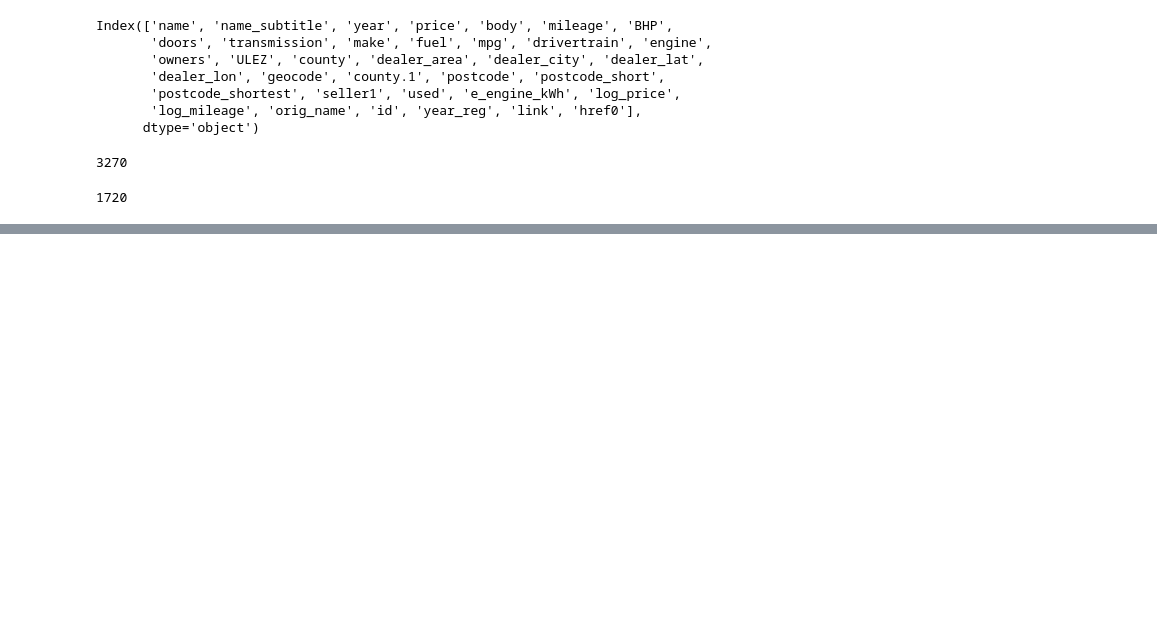
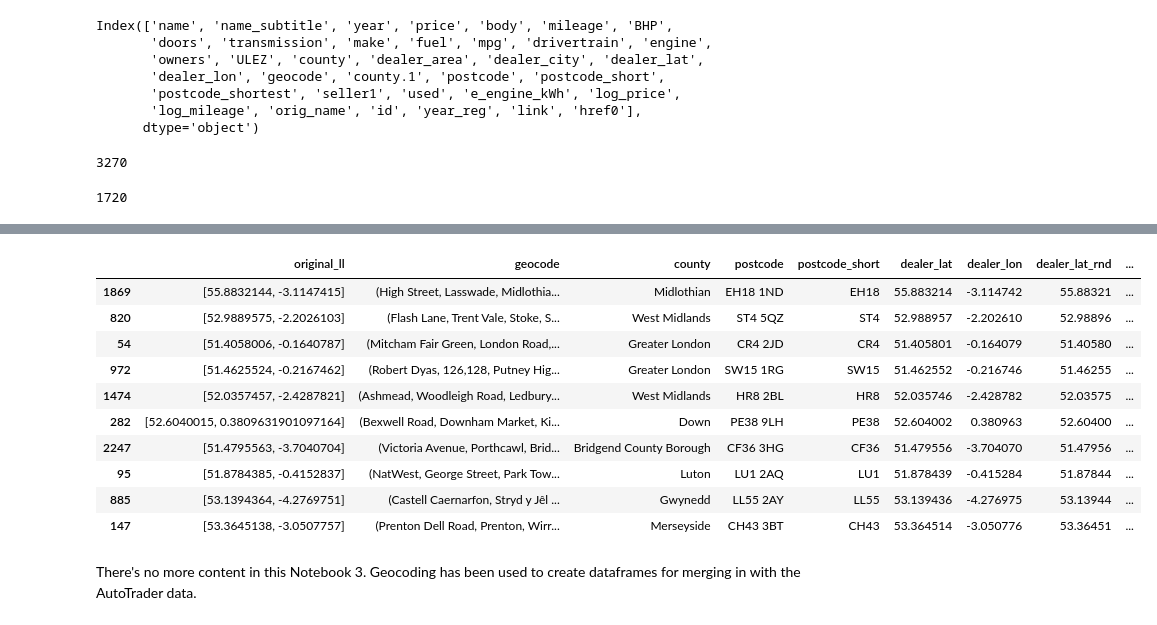
Before and after one commit to rgdavies92/used-car-value, a Jupyter notebook: 03_GeoCoding.ipynb, the cells around one changed output, grey strips where cells are left out. Saved outputs shown, nothing was run; the diff lists cells and outputs as text; code cells hidden in the pictures; blank space fills up the shorter version.

```diff
--- a/03_GeoCoding.ipynb
+++ b/03_GeoCoding.ipynb
@@ -310,2 +350,27 @@ temp
 # %%
-tempbad2 = temp[temp.county=='bad result'].copy()
+# Make a new dataframe just of the bad results
+df_base_bad2 = df_base[df_base.county=='bad result'].copy()
+
+def getcounty(lat, lon):
+    # Function takes lat and lon as input parameters and uses them and my API key to craft the url
+    url = "https://maps.googleapis.com/maps/api/geocode/json?key=AIzaSyAvDlP0fZYDuCeVpasefj-jlRzjgj_aL04"
+    url += "&latlng=%s,%s&sensor=false" % (lat, lon)
+    v = urlopen(url).read()
+    # Load the returned json
+    j = json.loads(v)
+    # The json returns many different options. First I'll look through the first element for a postcode
+    components = j['results'][0]['address_components']
+    # Use bad result again for county
+    county = 'bad result'
+    for c in components:
+        if 'administrative_area_level_2' in c['types']:
+            county = c['long_name']
+
+    # If the county is still 'bad result' then the first element of json didn't contain a postcode.
+    # Try second element of json.
+    if county == 'bad result':
+        components = j['results'][1]['address_components']
+        for c in components:
+            if 'administrative_area_level_2' in c['types']:
+                county = c['long_name']
+    return county
@@ -346,9 +377,12 @@ print(getplace(51.1, 0.1))
 # %%
-for index, row in tempbad2.iterrows():
+# Iterate over rows in the bad county dataframe. For each row, run the getcounty function and use .loc
+# to assign the returned county to the df_base dataframe
+
+for index, row in df_base_bad2.iterrows():
     lat = row[1][0]
     lon = row[1][1]
     try:
-        temp.loc[index,'county'] = getplace(lat, lon)
+        df_base.loc[index,'county'] = getcounty(lat, lon)
     except:
-        temp.loc[index,'county'] = ' bad result'
+        df_base.loc[index,'county'] = ' bad result'
 # %%
@@ -360,5 +414,6 @@ temp.columns = ['base_ll', 'original_ll', 'geocode', 'county', 'postcode', 'post
 # %%
-merge_df = temp[['original_ll', 'geocode', 'county', 'postcode', 'postcode_short']].copy()
+# Sabve with a more sensible name and add some rounded lat/lon to make merging easy.
+merge_df = df_base[['original_ll', 'geocode', 'county', 'postcode', 'postcode_short']].copy()
 merge_df['dealer_lat']=merge_df.original_ll.apply(lambda x: x[0])
 merge_df['dealer_lon']=merge_df.original_ll.apply(lambda x: x[1])
 merge_df['dealer_lat_rnd']=merge_df.original_ll.apply(lambda x: round(x[0],5))
@@ -371,5 +430,17 @@ merge_df.to_csv(county_abspath, index=False, header=merge_df.columns )
 # %%
-county_abspath = r'/Users/robertdavies/Desktop/DSI/GA_P2/LargeDatasets/04_merge_counties.csv'
-merge_df = pd.read_csv(county_abspath)
+county_abspath = r'data/04_merge_counties.csv'
+# merge_df = pd.read_csv(county_abspath)
 # %%
-merge_df
+merge_df.sample(10)
+# %% [output]
+|  | original_ll | geocode | county | postcode | postcode_short | dealer_lat | dealer_lon | dealer_lat_rnd | ... |
+| 1869 | [55.8832144, -3.1147415] | (High Street, Lasswade, Midlothia... | Midlothian | EH18 1ND | EH18 | 55.883214 | -3.114742 | 55.88321 | ... |
+| 820 | [52.9889575, -2.2026103] | (Flash Lane, Trent Vale, Stoke, S... | West Midlands | ST4 5QZ | ST4 | 52.988957 | -2.202610 | 52.98896 | ... |
+| 54 | [51.4058006, -0.1640787] | (Mitcham Fair Green, London Road,... | Greater London | CR4 2JD | CR4 | 51.405801 | -0.164079 | 51.40580 | ... |
+| 972 | [51.4625524, -0.2167462] | (Robert Dyas, 126,128, Putney Hig... | Greater London | SW15 1RG | SW15 | 51.462552 | -0.216746 | 51.46255 | ... |
+| 1474 | [52.0357457, -2.4287821] | (Ashmead, Woodleigh Road, Ledbury... | West Midlands | HR8 2BL | HR8 | 52.035746 | -2.428782 | 52.03575 | ... |
+| 282 | [52.6040015, 0.3809631901097164] | (Bexwell Road, Downham Market, Ki... | Down | PE38 9LH | PE38 | 52.604002 | 0.380963 | 52.60400 | ... |
+| 2247 | [51.4795563, -3.7040704] | (Victoria Avenue, Porthcawl, Brid... | Bridgend County Borough | CF36 3HG | CF36 | 51.479556 | -3.704070 | 51.47956 | ... |
+| 95 | [51.8784385, -0.4152837] | (NatWest, George Street, Park Tow... | Luton | LU1 2AQ | LU1 | 51.878439 | -0.415284 | 51.87844 | ... |
+| 885 | [53.1394364, -4.2769751] | (Castell Caernarfon, Stryd y Jêl ... | Gwynedd | LL55 2AY | LL55 | 53.139436 | -4.276975 | 53.13944 | ... |
+| 147 | [53.3645138, -3.0507757] | (Prenton Dell Road, Prenton, Wirr... | Merseyside | CH43 3BT | CH43 | 53.364514 | -3.050776 | 53.36451 | ... |
@@ -389,0 +447,2 @@ merge_df
+# %% [markdown]
+There's no more content in this Notebook 3. Geocoding has been used to create dataframes for merging in with the AutoTrader data.
```
Also changed, not shown: parts of 45 cells of this notebook, 1 other file.
